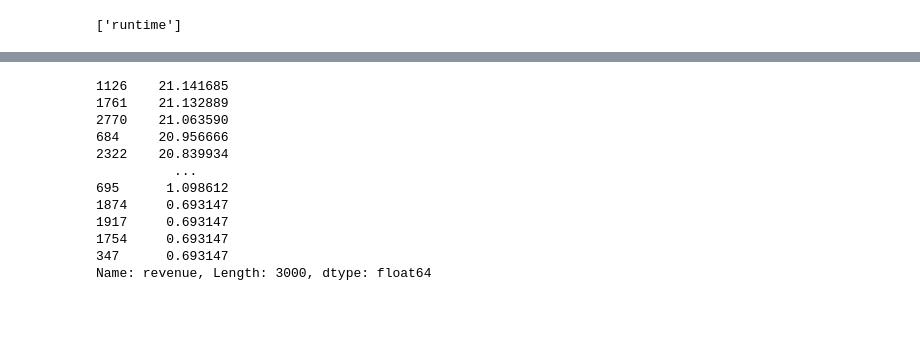
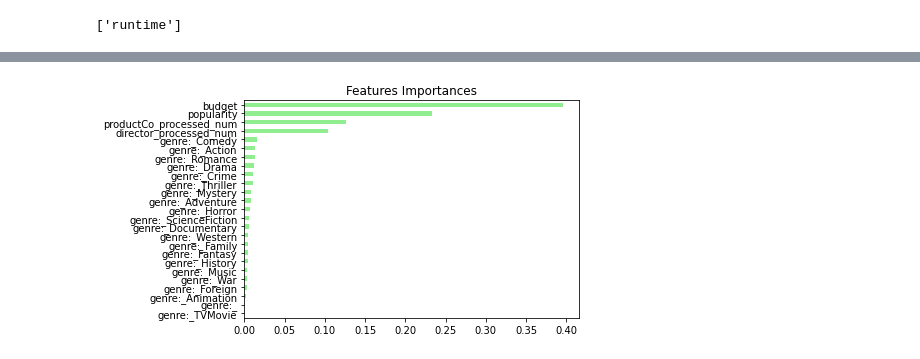
Before and after one commit to jolonia/Predicting-box-office-revenue, a Jupyter notebook: Project_3_Data_Cleaning_JO.ipynb, the cells around one changed output, grey strips where cells are left out. Saved outputs shown, nothing was run; the diff lists cells and outputs as text; code cells hidden in the pictures; blank space fills up the shorter version.

```diff
--- a/Project_3_Data_Cleaning_JO.ipynb
+++ b/Project_3_Data_Cleaning_JO.ipynb
@@ -565,5 +573,3 @@ df2.drop('productCo_processed',axis=1, inplace=True)
-# %%
-df2.drop('popularity',axis = 1, inplace= True)
 # %%
 nan_values = df2.isna()
 # %%
@@ -683,15 +632,16 @@ X_train.head().T
-# %%
-df2['revenue'].sort_values(ascending=False)
-# %% [output]
-1126    21.141685
-1761    21.132889
-2770    21.063590
-684     20.956666
-2322    20.839934
-          ...
-695      1.098612
-1874     0.693147
-1917     0.693147
-1754     0.693147
-347      0.693147
-Name: revenue, Length: 3000, dtype: float64
+# %%
+import matplotlib.pyplot as plt
+
+# Create a pd.Series of features importances
+importances = pd.Series(data=rf.feature_importances_,
+                        index= X_train.columns)
+
+# Sort importances
+importances_sorted = importances.sort_values()
+
+# Draw a horizontal barplot of importances_sorted
+importances_sorted.plot(kind='barh', color='lightgreen')
+plt.title('Features Importances')
+plt.show()
+# %% [output]
+[figure, added]
```
Also changed, not shown: parts of 22 cells of this notebook.
